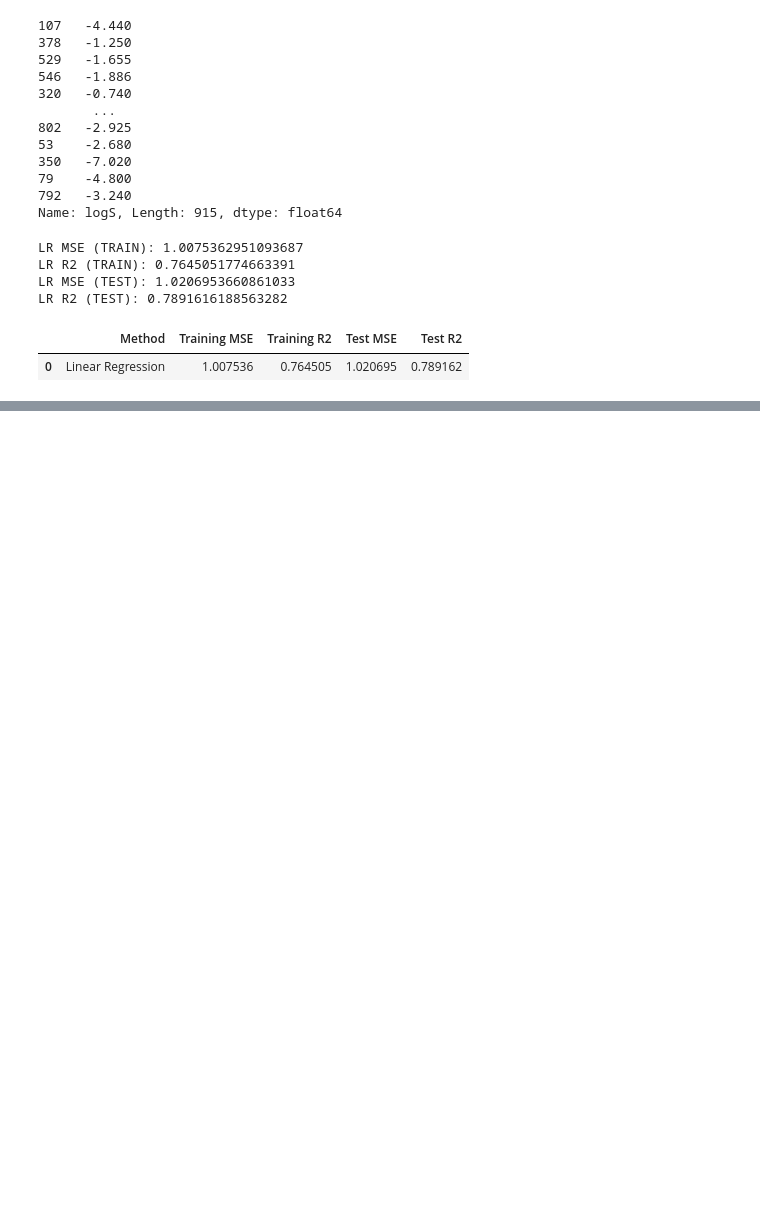
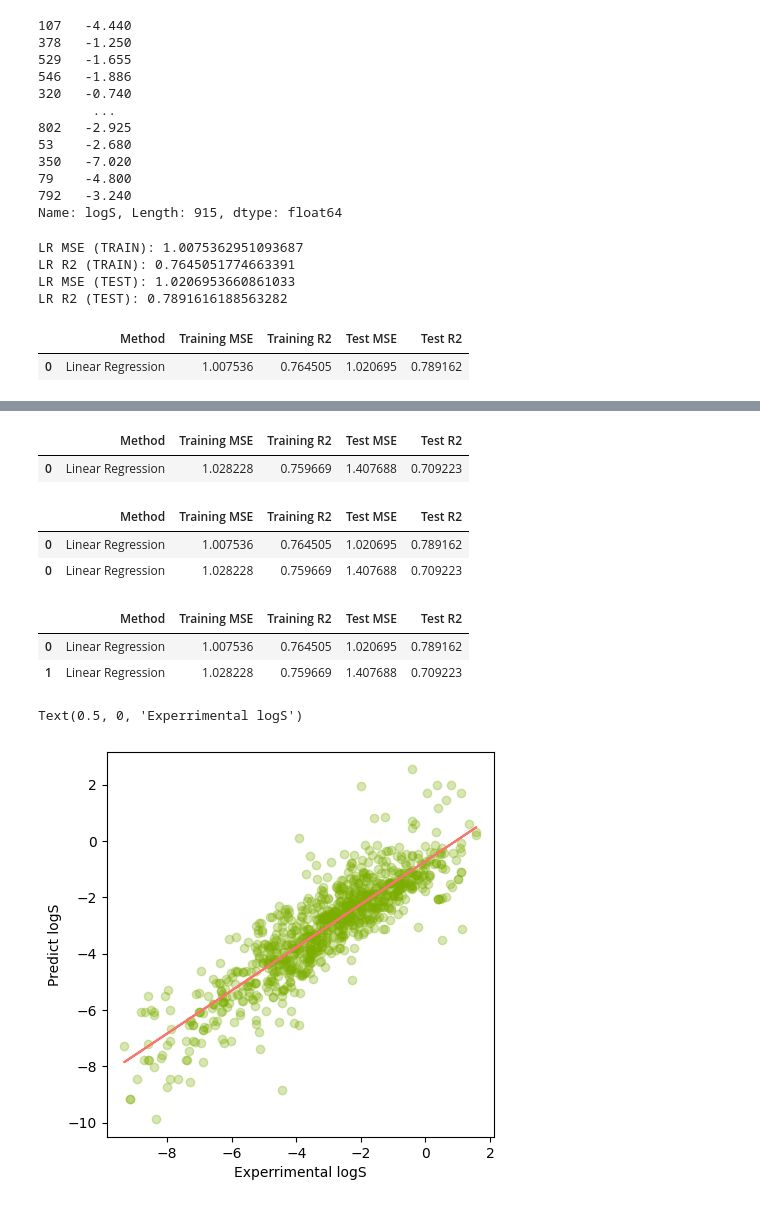
Before and after one commit to arsuymr/Machine-Learning-Model, a Jupyter notebook: ML_Model.ipynb, the cells around one changed output, grey strips where cells are left out. Saved outputs shown, nothing was run; the diff lists cells and outputs as text; code cells hidden in the pictures; blank space fills up the shorter version.

```diff
--- a/ML_Model.ipynb
+++ b/ML_Model.ipynb
@@ -124,3 +124,7 @@ lr_results
 # %% [output]
 |  | Method | Training MSE | Training R2 | Test MSE | Test R2 |
 | 0 | Linear Regression | 1.007536 | 0.764505 | 1.020695 | 0.789162 |
+# %%
+from sklearn.ensemble import RandomForestRegressor
+rf=RandomForestRegressor(max_depth=2,random_state=100)
+rf.fit(x_train,y_train)
@@ -126,0 +163,33 @@ lr_results
+# %%
+rf_results
+# %% [output]
+|  | Method | Training MSE | Training R2 | Test MSE | Test R2 |
+| 0 | Linear Regression | 1.028228 | 0.759669 | 1.407688 | 0.709223 |
+# %%
+df_models=pd.concat([lr_results,rf_results],axis=0)
+df_models
+# %% [output]
+|  | Method | Training MSE | Training R2 | Test MSE | Test R2 |
+| 0 | Linear Regression | 1.007536 | 0.764505 | 1.020695 | 0.789162 |
+| 0 | Linear Regression | 1.028228 | 0.759669 | 1.407688 | 0.709223 |
+# %%
+df_models.reset_index(drop=True)
+# %% [output]
+|  | Method | Training MSE | Training R2 | Test MSE | Test R2 |
+| 0 | Linear Regression | 1.007536 | 0.764505 | 1.020695 | 0.789162 |
+| 1 | Linear Regression | 1.028228 | 0.759669 | 1.407688 | 0.709223 |
+# %%
+import matplotlib.pyplot as plt
+import numpy as np
+plt.figure(figsize=(5,5))
+plt.scatter(x=y_train,y=y_lr_train_pred,alpha=0.3,c="#7CAE00")
+
+z=np.polyfit(y_train,y_lr_train_pred,1)
+p=np.poly1d(z)
+
+plt.plot(y_train,p(y_train),'#F8766D')
+plt.ylabel("Predict logS")
+plt.xlabel("Experrimental logS")
+# %% [output]
+Text(0.5, 0, 'Experrimental logS')
+[figure, added]
```
Also changed, not shown: parts of 3 cells of this notebook.
